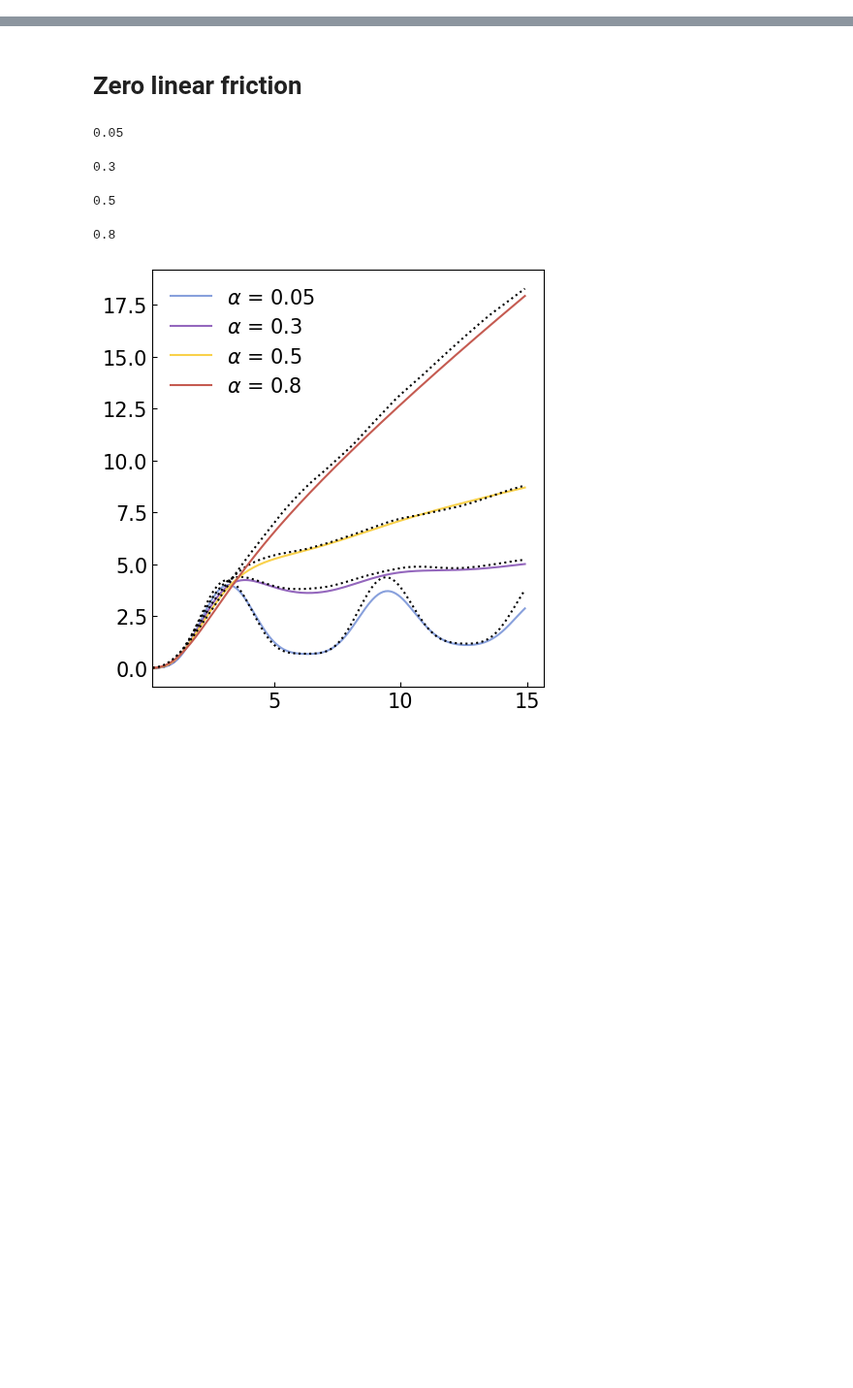
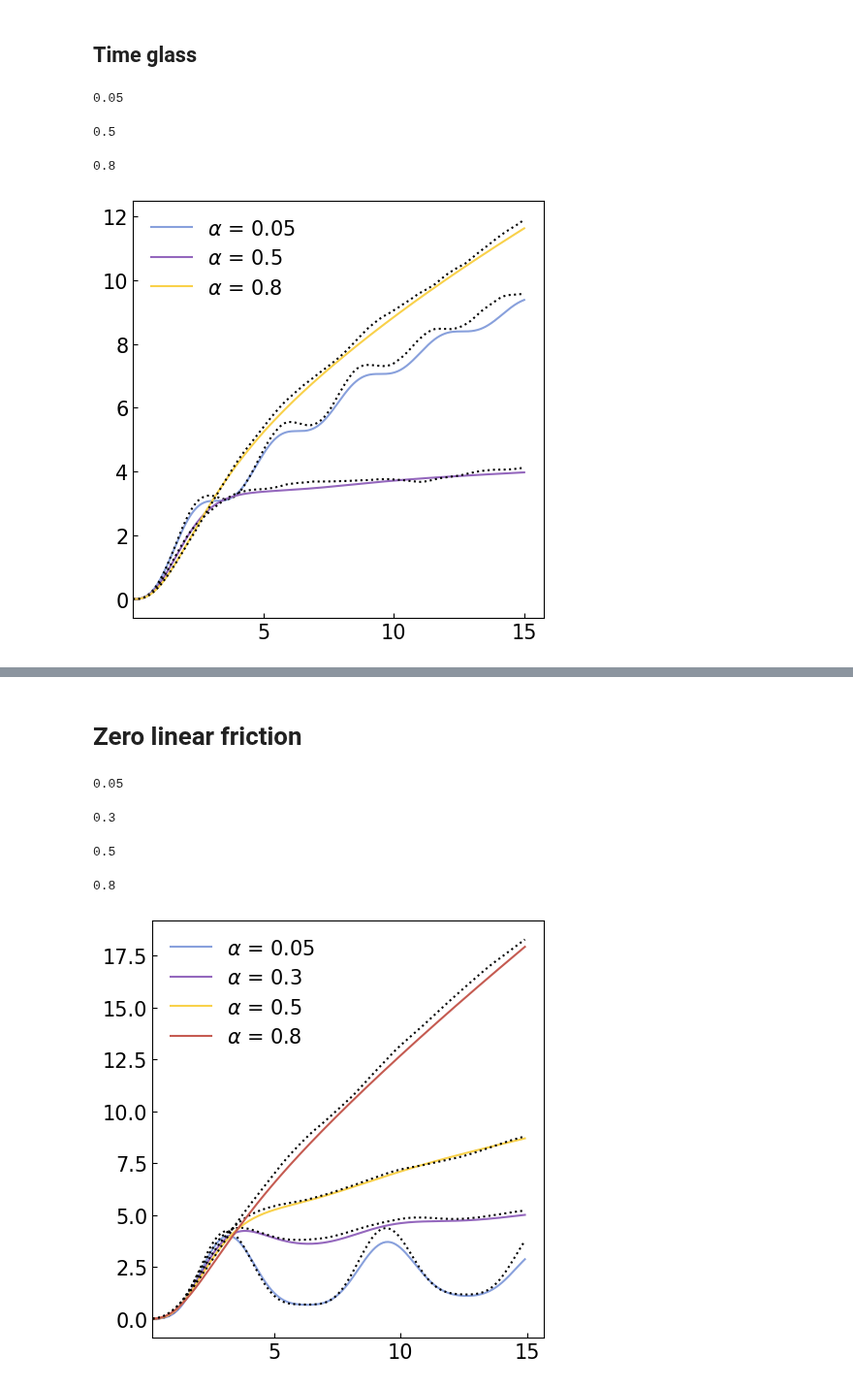
Before and after one commit to davidsantiagoquevedo/fractional-langevin-equations, a Jupyter notebook: analysis/inspect_fLe_timecrystal_MSD.ipynb, the cells around one changed output, grey strips where cells are left out. Shown at 97% size. Drawn from its saved outputs; the diff is of its cells as text; code cells hidden in the pictures; blank space fills up the shorter version.

```diff
--- a/analysis/inspect_fLe_timecrystal_MSD.ipynb
+++ b/analysis/inspect_fLe_timecrystal_MSD.ipynb
@@ -38,3 +38,33 @@ def plot(ax, eq, realizations = 4000):
     ax.plot(eq.t, numerical, color = "black", ls = ":")
     ax.legend()
     ax.set_xlim(xmin = 2*eq.h)
+# %% [markdown]
+## Time glass
+# %%
+fig, ax = plt.subplots(figsize = (5,5))
+alpha = [0.05, 0.5, 0.8];
+
+T = 15
+h = 0.005
+v0 = 1.0
+M = 1.0
+eta_1 = 2.0
+eta_2 = 0.0
+T1 = 1.0
+T2 = 0.0
+
+linear = 0
+axi = ax
+for a in alpha:
+    print(a)
+    eq = fle(a, linear)
+    eq.params(T = T, h = h,
+            v0 = v0, M = M,
+            eta_1 = eta_1, eta_2 = eta_2,
+            T1 = T1, T2 = T2)
+    plot(axi, eq, 2000)
+# %% [output]
+0.05
+0.5
+0.8
+[figure, added]
```
Also changed, not shown: parts of 4 cells of this notebook.
